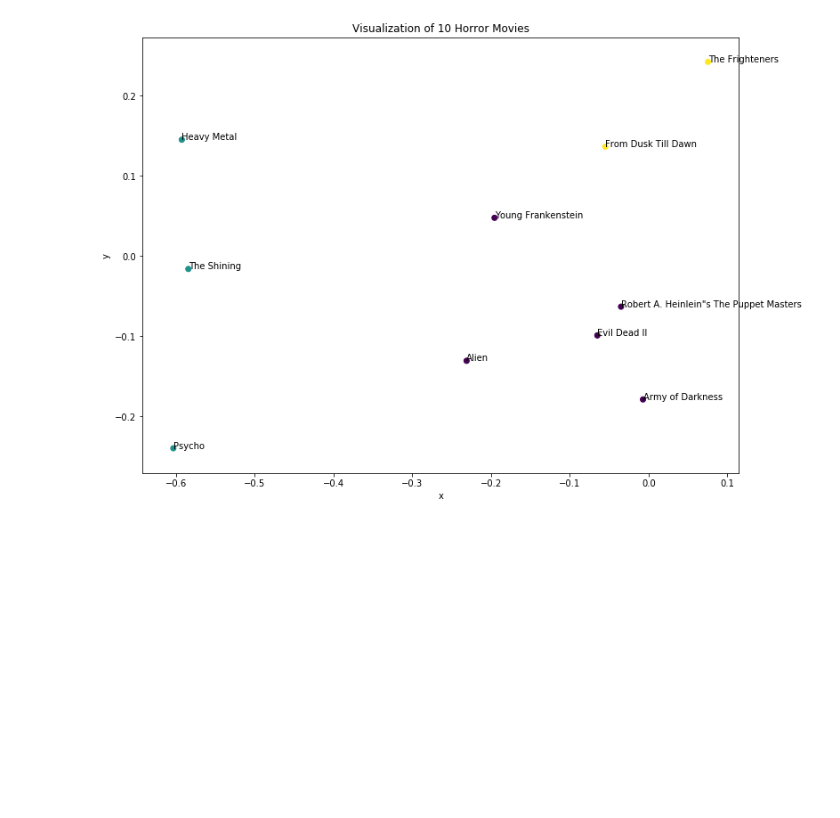
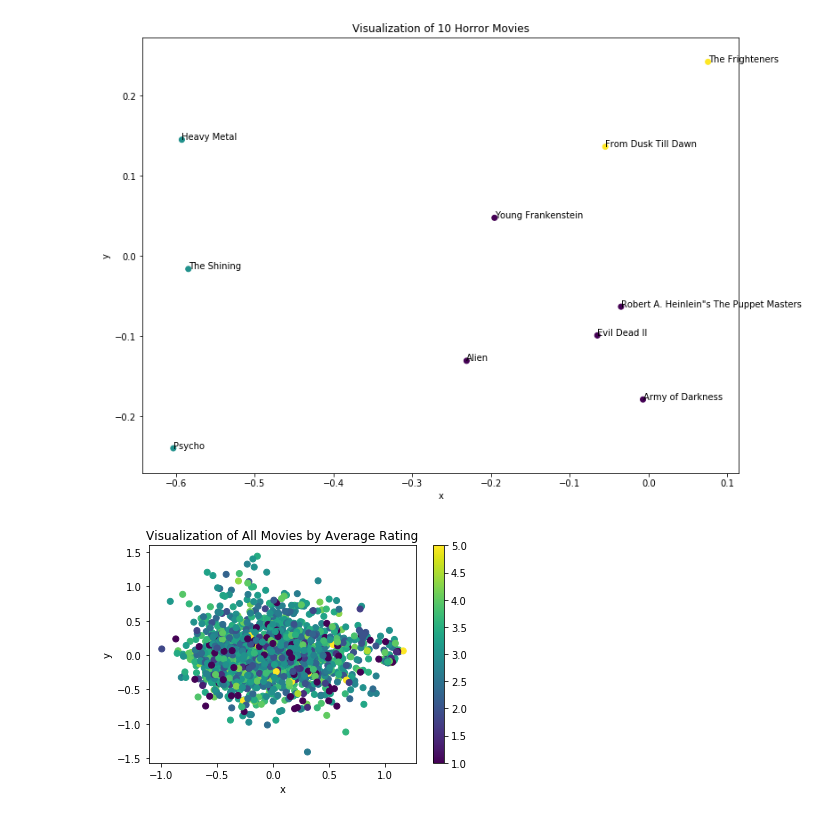
Before and after one commit to amandaliusa/cs155-movielens, a Jupyter notebook: matrix_factorizations_5(NMF).ipynb, the cells around one changed output. Saved outputs shown, nothing was run; the diff lists cells and outputs as text; code cells hidden in the pictures; blank space fills up the shorter version.

```diff
--- a/matrix_factorizations_5(NMF).ipynb
+++ b/matrix_factorizations_5(NMF).ipynb
@@ -434,3 +434,19 @@ Name: Title, dtype: object
 Name: Title, dtype: object
 [figure]
 [figure]
+# %%
+# visualization of all movies by average rating
+ratings = []
+for i in range(len(movies)):
+    ratings.append(movies['avg_rating'][i])
+
+fig, ax = plt.subplots()
+plt.scatter(V_tilde[0], V_tilde[1], c=ratings)
+
+plt.title('Visualization of All Movies by Average Rating')
+plt.xlabel('x')
+plt.ylabel('y')
+plt.colorbar()
+plt.savefig('matrix_5_avg_rating.png')
+# %% [output]
+[figure, added]
```
Also changed, not shown: parts of 1 cell of this notebook, 17 other files.
